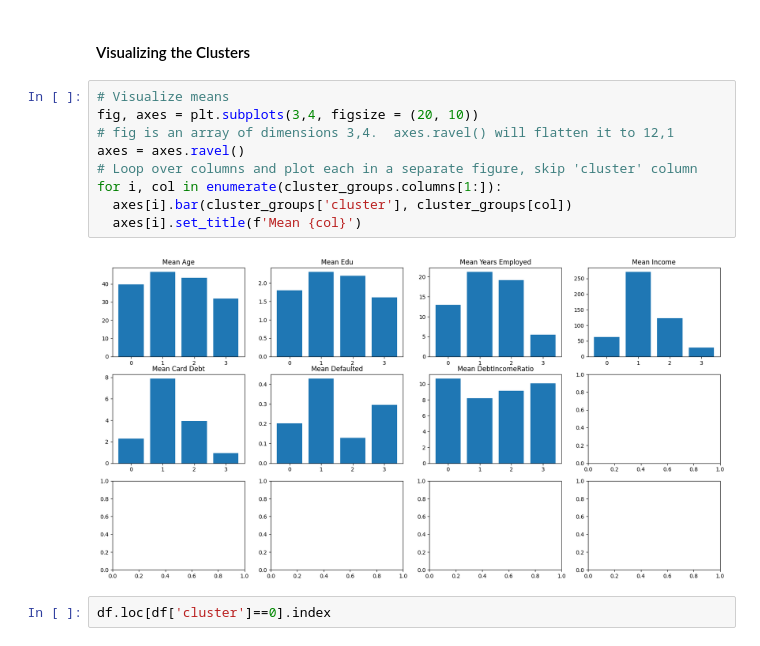
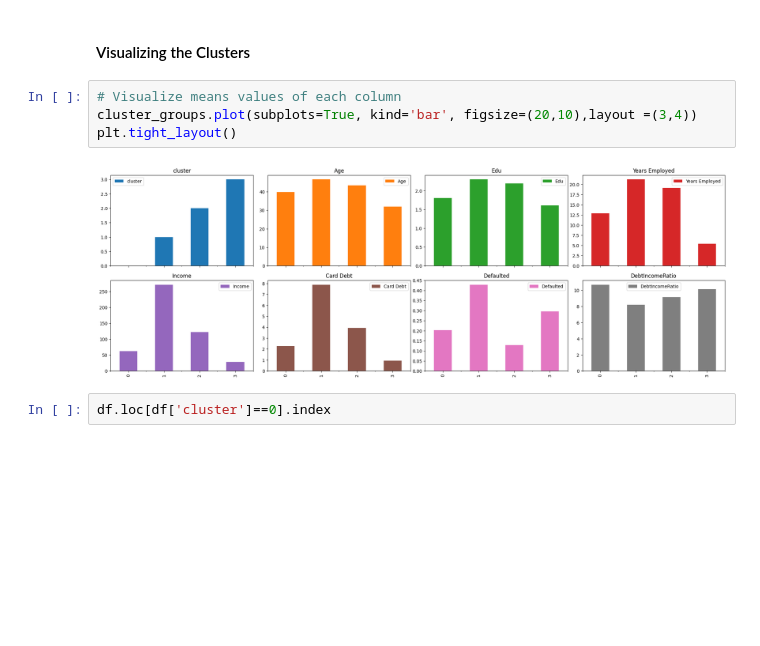
Before and after one commit to uday-routhu/clustering, a Jupyter notebook: Analysis_of_KMeans_(Core).ipynb, the cells around one changed output. Saved outputs shown, nothing was run; the diff lists cells and outputs as text; blank space fills up the shorter version.

```diff
--- a/Analysis_of_KMeans_(Core).ipynb
+++ b/Analysis_of_KMeans_(Core).ipynb
@@ -148,17 +149,12 @@ cluster_groups
 | 3 | 3 | 32.010772 | 1.610413 | 5.430880 | 27.992819 | 0.925774 | 0.295896 | 10.113465 |
 # %% [markdown]
 #### Visualizing the Clusters
-# %%
-# Visualize means
-fig, axes = plt.subplots(3,4, figsize = (20, 10))
-# fig is an array of dimensions 3,4.  axes.ravel() will flatten it to 12,1
-axes = axes.ravel()
-# Loop over columns and plot each in a separate figure, skip 'cluster' column
-for i, col in enumerate(cluster_groups.columns[1:]):
-  axes[i].bar(cluster_groups['cluster'], cluster_groups[col])
-  axes[i].set_title(f'Mean {col}')
-# %% [output]
-[figure, removed]
+# %%
+# Visualize means values of each column
+cluster_groups.plot(subplots=True, kind='bar', figsize=(20,10),layout =(3,4))
+plt.tight_layout()
+# %% [output]
+[figure, added]
 # %%
 df.loc[df['cluster']==0].index
 # %% [output]
```
Also changed, not shown: parts of 2 cells of this notebook.
